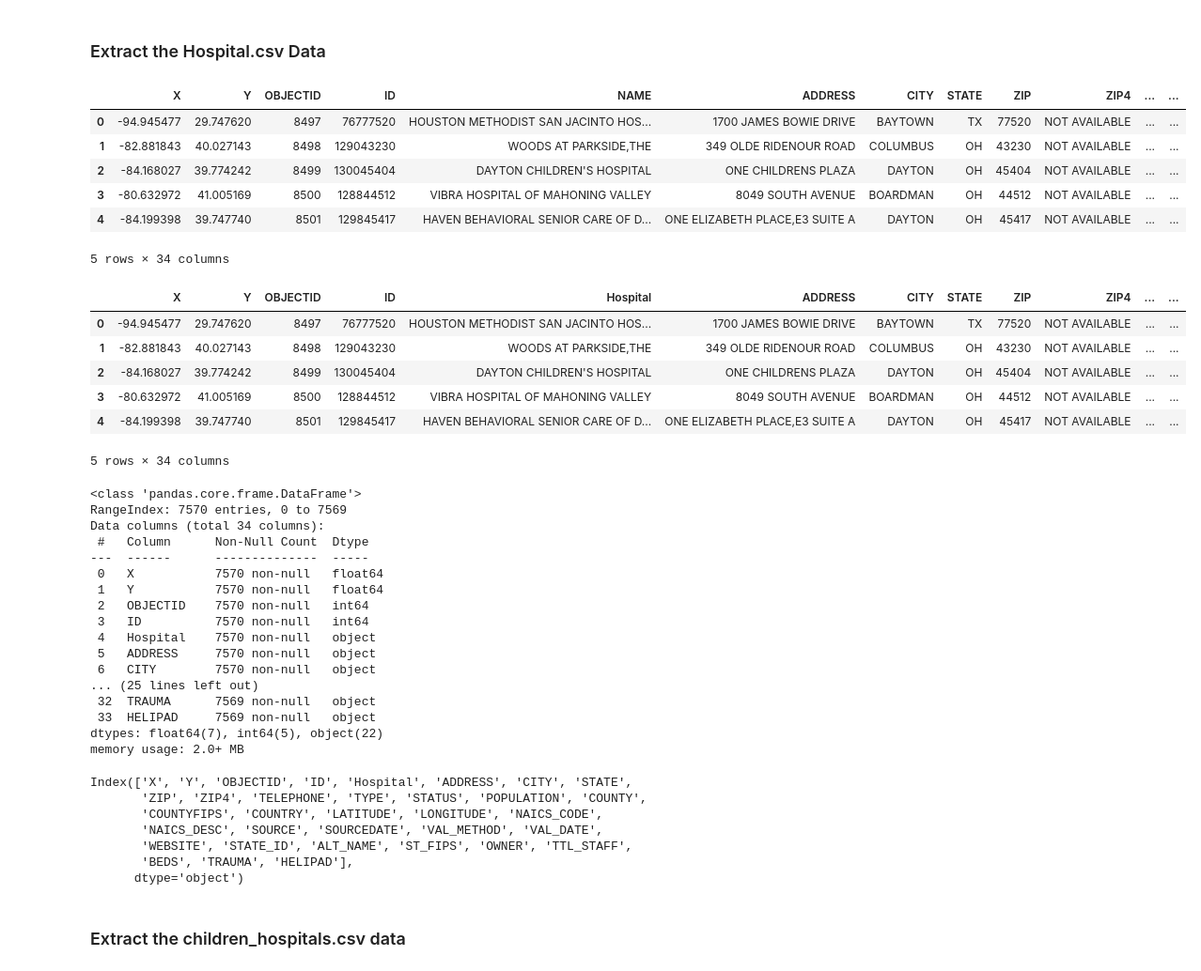
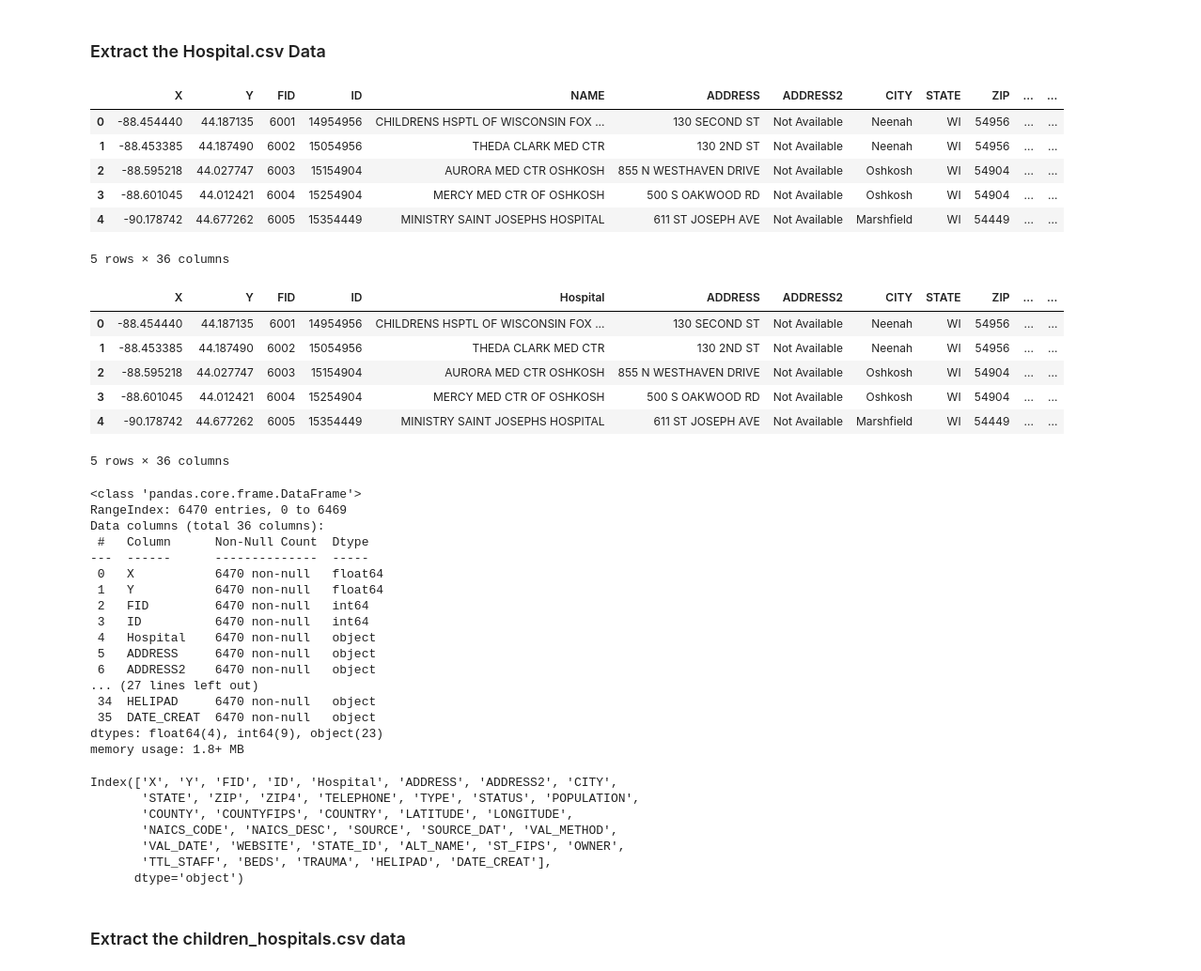
Before and after one commit to maproctor95/hospitals_ETL, a Jupyter notebook: ETL_Mini_Project.ipynb, the cells around one changed output. Shown at 94% size. Drawn from its saved outputs; the diff is of its cells as text; code cells hidden in the pictures.

```diff
--- a/ETL_Mini_Project.ipynb
+++ b/ETL_Mini_Project.ipynb
@@ -7,59 +7,59 @@ pd.set_option('max_colwidth', 400)
 ### Extract the Hospital.csv Data
 # %%
 # Read the data into a Pandas DataFrame
-Hospital_info_df = pd.read_csv('Data/Hospitals.csv')
+Hospital_info_df = pd.read_csv('Data/Hospitals_data_world.csv')
 Hospital_info_df.head()
 # %% [output]
-|  | X | Y | OBJECTID | ID | NAME | ADDRESS | CITY | STATE | ZIP | ZIP4 | ... | ... |
-| 0 | -94.945477 | 29.747620 | 8497 | 76777520 | HOUSTON METHODIST SAN JACINTO HOS... | 1700 JAMES BOWIE DRIVE | BAYTOWN | TX | 77520 | NOT AVAILABLE | ... | ... |
-| 1 | -82.881843 | 40.027143 | 8498 | 129043230 | WOODS AT PARKSIDE,THE | 349 OLDE RIDENOUR ROAD | COLUMBUS | OH | 43230 | NOT AVAILABLE | ... | ... |
-| 2 | -84.168027 | 39.774242 | 8499 | 130045404 | DAYTON CHILDREN'S HOSPITAL | ONE CHILDRENS PLAZA | DAYTON | OH | 45404 | NOT AVAILABLE | ... | ... |
-| 3 | -80.632972 | 41.005169 | 8500 | 128844512 | VIBRA HOSPITAL OF MAHONING VALLEY | 8049 SOUTH AVENUE | BOARDMAN | OH | 44512 | NOT AVAILABLE | ... | ... |
-| 4 | -84.199398 | 39.747740 | 8501 | 129845417 | HAVEN BEHAVIORAL SENIOR CARE OF D... | ONE ELIZABETH PLACE,E3 SUITE A | DAYTON | OH | 45417 | NOT AVAILABLE | ... | ... |
+|  | X | Y | FID | ID | NAME | ADDRESS | ADDRESS2 | CITY | STATE | ZIP | ... | ... |
+| 0 | -88.454440 | 44.187135 | 6001 | 14954956 | CHILDRENS HSPTL OF WISCONSIN FOX ... | 130 SECOND ST | Not Available | Neenah | WI | 54956 | ... | ... |
+| 1 | -88.453385 | 44.187490 | 6002 | 15054956 | THEDA CLARK MED CTR | 130 2ND ST | Not Available | Neenah | WI | 54956 | ... | ... |
+| 2 | -88.595218 | 44.027747 | 6003 | 15154904 | AURORA MED CTR OSHKOSH | 855 N WESTHAVEN DRIVE | Not Available | Oshkosh | WI | 54904 | ... | ... |
+| 3 | -88.601045 | 44.012421 | 6004 | 15254904 | MERCY MED CTR OF OSHKOSH | 500 S OAKWOOD RD | Not Available | Oshkosh | WI | 54904 | ... | ... |
+| 4 | -90.178742 | 44.677262 | 6005 | 15354449 | MINISTRY SAINT JOSEPHS HOSPITAL | 611 ST JOSEPH AVE | Not Available | Marshfield | WI | 54449 | ... | ... |
-5 rows × 34 columns
+5 rows × 36 columns
 # %%
 # Rename the name columns.
 Hospital_info_df = Hospital_info_df.rename(columns={'NAME': 'Hospital'})
 Hospital_info_df.head()
 # %% [output]
-|  | X | Y | OBJECTID | ID | Hospital | ADDRESS | CITY | STATE | ZIP | ZIP4 | ... | ... |
-| 0 | -94.945477 | 29.747620 | 8497 | 76777520 | HOUSTON METHODIST SAN JACINTO HOS... | 1700 JAMES BOWIE DRIVE | BAYTOWN | TX | 77520 | NOT AVAILABLE | ... | ... |
-| 1 | -82.881843 | 40.027143 | 8498 | 129043230 | WOODS AT PARKSIDE,THE | 349 OLDE RIDENOUR ROAD | COLUMBUS | OH | 43230 | NOT AVAILABLE | ... | ... |
-| 2 | -84.168027 | 39.774242 | 8499 | 130045404 | DAYTON CHILDREN'S HOSPITAL | ONE CHILDRENS PLAZA | DAYTON | OH | 45404 | NOT AVAILABLE | ... | ... |
-| 3 | -80.632972 | 41.005169 | 8500 | 128844512 | VIBRA HOSPITAL OF MAHONING VALLEY | 8049 SOUTH AVENUE | BOARDMAN | OH | 44512 | NOT AVAILABLE | ... | ... |
-| 4 | -84.199398 | 39.747740 | 8501 | 129845417 | HAVEN BEHAVIORAL SENIOR CARE OF D... | ONE ELIZABETH PLACE,E3 SUITE A | DAYTON | OH | 45417 | NOT AVAILABLE | ... | ... |
+|  | X | Y | FID | ID | Hospital | ADDRESS | ADDRESS2 | CITY | STATE | ZIP | ... | ... |
+| 0 | -88.454440 | 44.187135 | 6001 | 14954956 | CHILDRENS HSPTL OF WISCONSIN FOX ... | 130 SECOND ST | Not Available | Neenah | WI | 54956 | ... | ... |
+| 1 | -88.453385 | 44.187490 | 6002 | 15054956 | THEDA CLARK MED CTR | 130 2ND ST | Not Available | Neenah | WI | 54956 | ... | ... |
+| 2 | -88.595218 | 44.027747 | 6003 | 15154904 | AURORA MED CTR OSHKOSH | 855 N WESTHAVEN DRIVE | Not Available | Oshkosh | WI | 54904 | ... | ... |
+| 3 | -88.601045 | 44.012421 | 6004 | 15254904 | MERCY MED CTR OF OSHKOSH | 500 S OAKWOOD RD | Not Available | Oshkosh | WI | 54904 | ... | ... |
+| 4 | -90.178742 | 44.677262 | 6005 | 15354449 | MINISTRY SAINT JOSEPHS HOSPITAL | 611 ST JOSEPH AVE | Not Available | Marshfield | WI | 54449 | ... | ... |
-5 rows × 34 columns
+5 rows × 36 columns
 # %%
 # Get a brief summary
 Hospital_info_df.info()
 # %% [output]
 <class 'pandas.core.frame.DataFrame'>
-RangeIndex: 7570 entries, 0 to 7569
-Data columns (total 34 columns):
+RangeIndex: 6470 entries, 0 to 6469
+Data columns (total 36 columns):
  #   Column      Non-Null Count  Dtype
 ---  ------      --------------  -----
- 0   X           7570 non-null   float64
- 1   Y           7570 non-null   float64
- 2   OBJECTID    7570 non-null   int64
- 3   ID          7570 non-null   int64
- 4   Hospital    7570 non-null   object
- 5   ADDRESS     7570 non-null   object
- 6   CITY        7570 non-null   object
-... (25 lines left out)
- 32  TRAUMA      7569 non-null   object
- 33  HELIPAD     7569 non-null   object
-dtypes: float64(7), int64(5), object(22)
-memory usage: 2.0+ MB
+ 0   X           6470 non-null   float64
+ 1   Y           6470 non-null   float64
+ 2   FID         6470 non-null   int64
+ 3   ID          6470 non-null   int64
+ 4   Hospital    6470 non-null   object
+ 5   ADDRESS     6470 non-null   object
+ 6   ADDRESS2    6470 non-null   object
+... (27 lines left out)
+ 34  HELIPAD     6470 non-null   object
+ 35  DATE_CREAT  6470 non-null   object
+dtypes: float64(4), int64(9), object(23)
+memory usage: 1.8+ MB
 # %%
 # Get the columns.
 Hospital_info_df.columns
 # %% [output]
-Index(['X', 'Y', 'OBJECTID', 'ID', 'Hospital', 'ADDRESS', 'CITY', 'STATE',
-       'ZIP', 'ZIP4', 'TELEPHONE', 'TYPE', 'STATUS', 'POPULATION', 'COUNTY',
-       'COUNTYFIPS', 'COUNTRY', 'LATITUDE', 'LONGITUDE', 'NAICS_CODE',
-       'NAICS_DESC', 'SOURCE', 'SOURCEDATE', 'VAL_METHOD', 'VAL_DATE',
-       'WEBSITE', 'STATE_ID', 'ALT_NAME', 'ST_FIPS', 'OWNER', 'TTL_STAFF',
-       'BEDS', 'TRAUMA', 'HELIPAD'],
+Index(['X', 'Y', 'FID', 'ID', 'Hospital', 'ADDRESS', 'ADDRESS2', 'CITY',
+       'STATE', 'ZIP', 'ZIP4', 'TELEPHONE', 'TYPE', 'STATUS', 'POPULATION',
+       'COUNTY', 'COUNTYFIPS', 'COUNTRY', 'LATITUDE', 'LONGITUDE',
+       'NAICS_CODE', 'NAICS_DESC', 'SOURCE', 'SOURCE_DAT', 'VAL_METHOD',
+       'VAL_DATE', 'WEBSITE', 'STATE_ID', 'ALT_NAME', 'ST_FIPS', 'OWNER',
+       'TTL_STAFF', 'BEDS', 'TRAUMA', 'HELIPAD', 'DATE_CREAT'],
       dtype='object')
 # %% [markdown]
 ### Extract the children_hospitals.csv data
```
Also changed, not shown: parts of 9 cells of this notebook, 7 other files.
